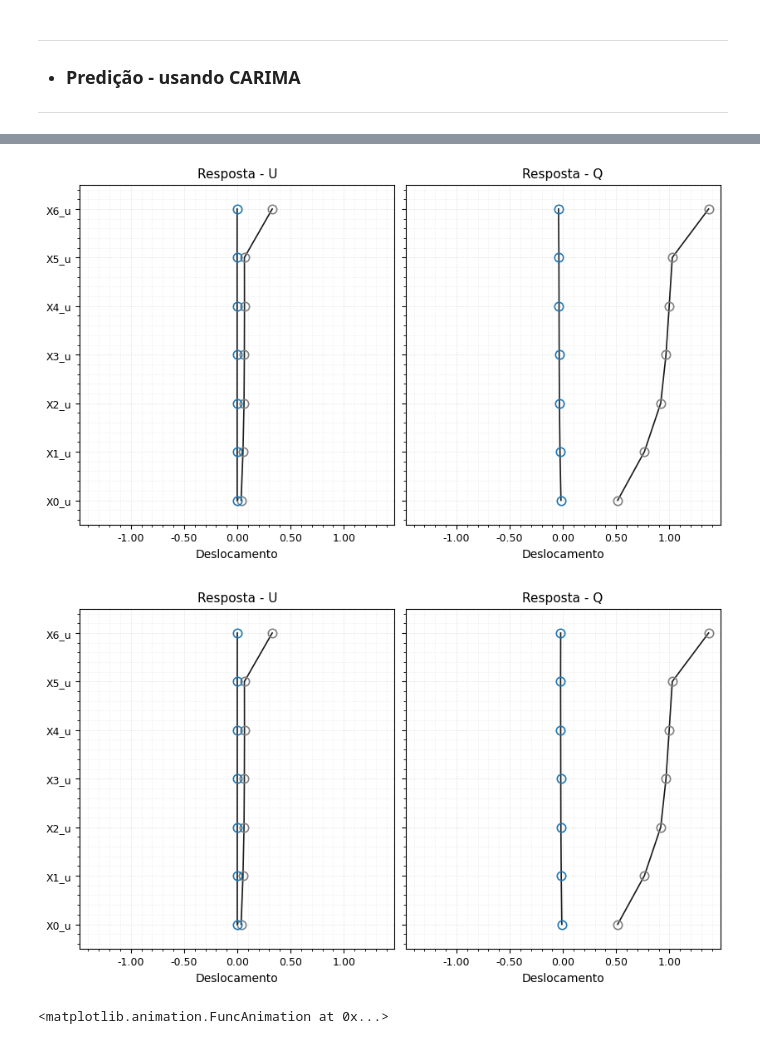
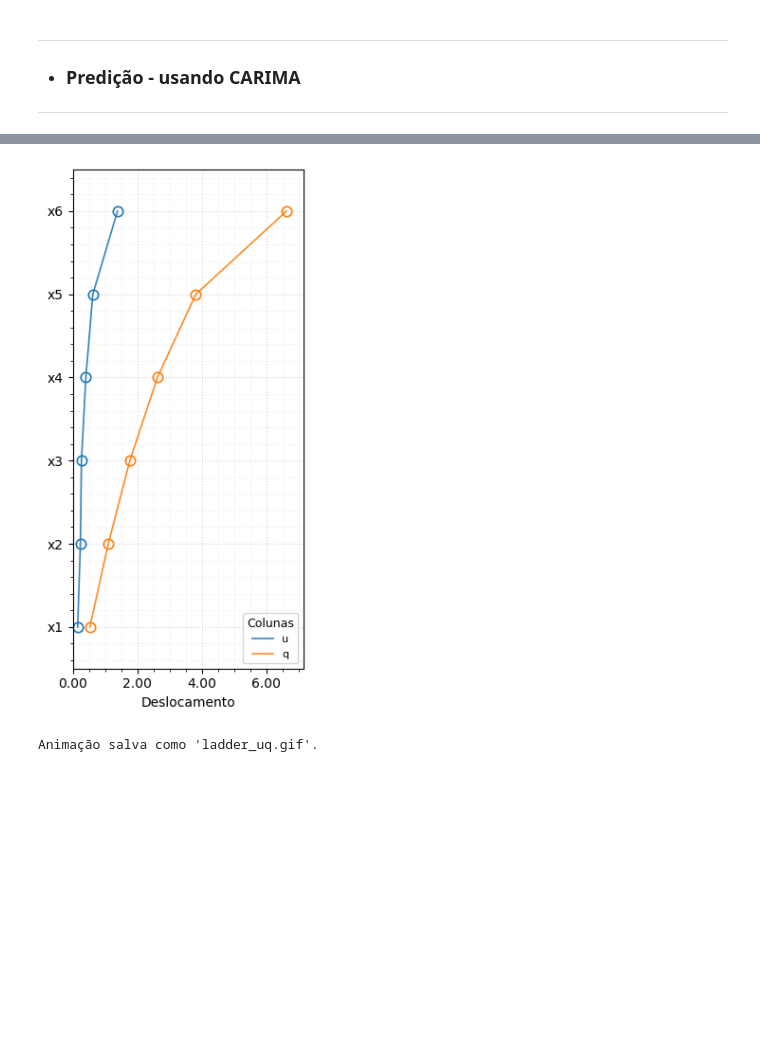
Before and after one commit to AlisonTristao/renovaveis, a Jupyter notebook: model.ipynb, the cells around one changed output, grey strips where cells are left out. Saved outputs shown, nothing was run; the diff lists cells and outputs as text; code cells hidden in the pictures; blank space fills up the shorter version.

Commit message:
coloquei os dados reais do artigo e coloquei uns plotes pro trabalho

```diff
--- a/model.ipynb
+++ b/model.ipynb
@@ -317,8 +410,8 @@ for i in range(len(k_arr) - offset):
 # Matriz da entrada u [0 0 0 ... -1 1].T
 B = sp.Matrix([[0] for _ in range(n_node - 1)] + [[-1], [1]])
 
-# Matriz da entrada do deslocamento do solo [beta_0*m0 beta_1*0 ... beta_n*mn m_ATMD].T
-C = sp.Matrix([[m_arr[0] * beta_0 * i] for i in range(1, n_node+1)] + [[m_arr[-1]]])
+# Matriz de perturbação
+C = sp.Matrix([[0] for _ in range(n_node - 1)] + [[0.5], [0]])
 # %% [markdown]
 ---
 * ### Funções de transferência
@@ -332,8 +425,8 @@ t, s = sp.symbols('t s', positive=True, real=True)
 A = m_matriz*s**2 + c_matriz*s + k_matriz
 
 # Função de transferência do sistema
-H_U = (A.inv() * B)
-H_Q = (A.inv() * C)
+H_U = A.inv() * B
+H_Q = A.inv() * C
 
 # Simplificação das expressões
 H_U = sp.simplify(H_U)
@@ -532,15 +625,8 @@ plt.show()
 # %%
-# supondo que você já tenha time e y_matriz no seu formato padrão:
-# cada item: [dados_numpy, "X0_u", "tab:blue", "o"]
-
-# 1) Só o “ladder” de máximos estático
-plot_ladder_uq(time, y_matriz_out)
-
-# 2) Com GIF do máximo acumulado ao longo do tempo
-plot_ladder_uq(time, y_matriz_out,
-                make_gif=True, gif_path="max_ladder.gif", fps=15, stride=2)
-# arquivo será salvo como max_ladder.gif na pasta atual
+plot_ladder_uq(time, y_matriz_out[:-1])
 # %% [output]
-[figure, old version]
+[figure, new version]
-[figure, removed]
-<matplotlib.animation.FuncAnimation at 0x...>
+# %%
+plot_ladder_uq_gif(time, y_matriz_out[:-1])
+# %% [output]
+Animação salva como 'ladder_uq.gif'.
```
Also changed, not shown: parts of 10 cells of this notebook, 2 other files.
